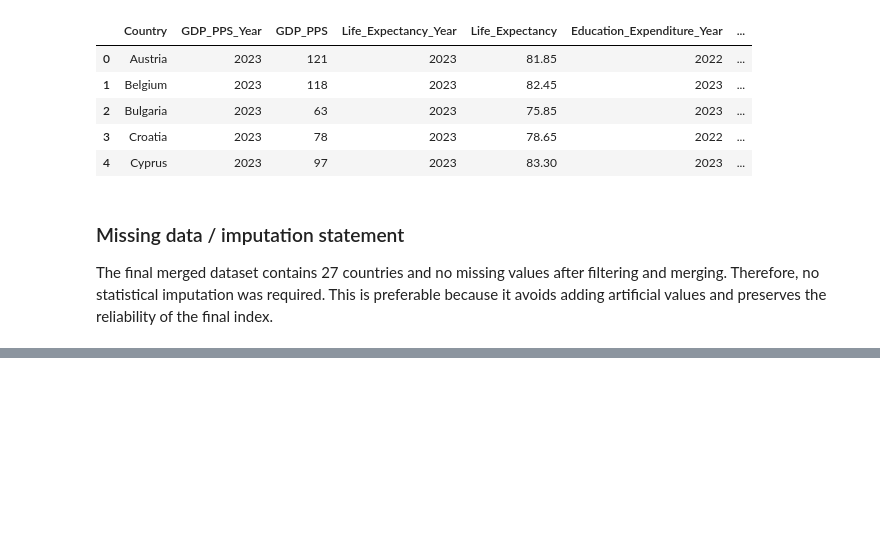
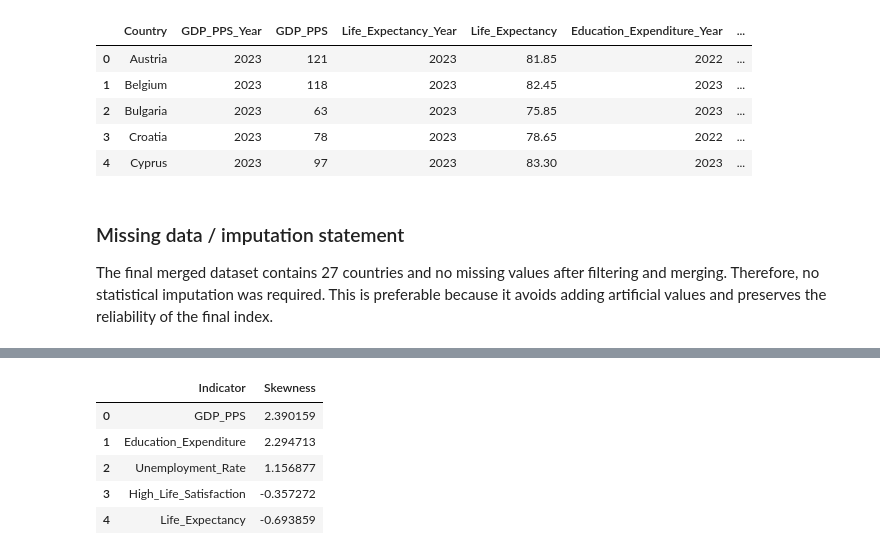
Before and after one commit to MohamedAshik14-blip/DAV-CA1, a Jupyter notebook: code/EU Quality of Life Index_Notebook.ipynb, the cells around one changed output, grey strips where cells are left out. Saved outputs shown, nothing was run; the diff lists cells and outputs as text; code cells hidden in the pictures; blank space fills up the shorter version.

```diff
--- a/code/EU Quality of Life Index_Notebook.ipynb
+++ b/code/EU Quality of Life Index_Notebook.ipynb
@@ -257,0 +273,12 @@ The final merged dataset contains 27 countries and no missing values after filte
+# %%
+skewness = df[RAW_FEATURES].skew().sort_values(ascending=False).reset_index()
+skewness.columns = ["Indicator", "Skewness"]
+skewness.to_csv(TABLES_DIR / "indicator_skewness.csv", index=False)
+skewness
+# %% [output]
+|  | Indicator | Skewness |
+| 0 | GDP_PPS | 2.390159 |
+| 1 | Education_Expenditure | 2.294713 |
+| 2 | Unemployment_Rate | 1.156877 |
+| 3 | High_Life_Satisfaction | -0.357272 |
+| 4 | Life_Expectancy | -0.693859 |
```
Also changed, not shown: parts of 3 cells of this notebook, 7 other files.
